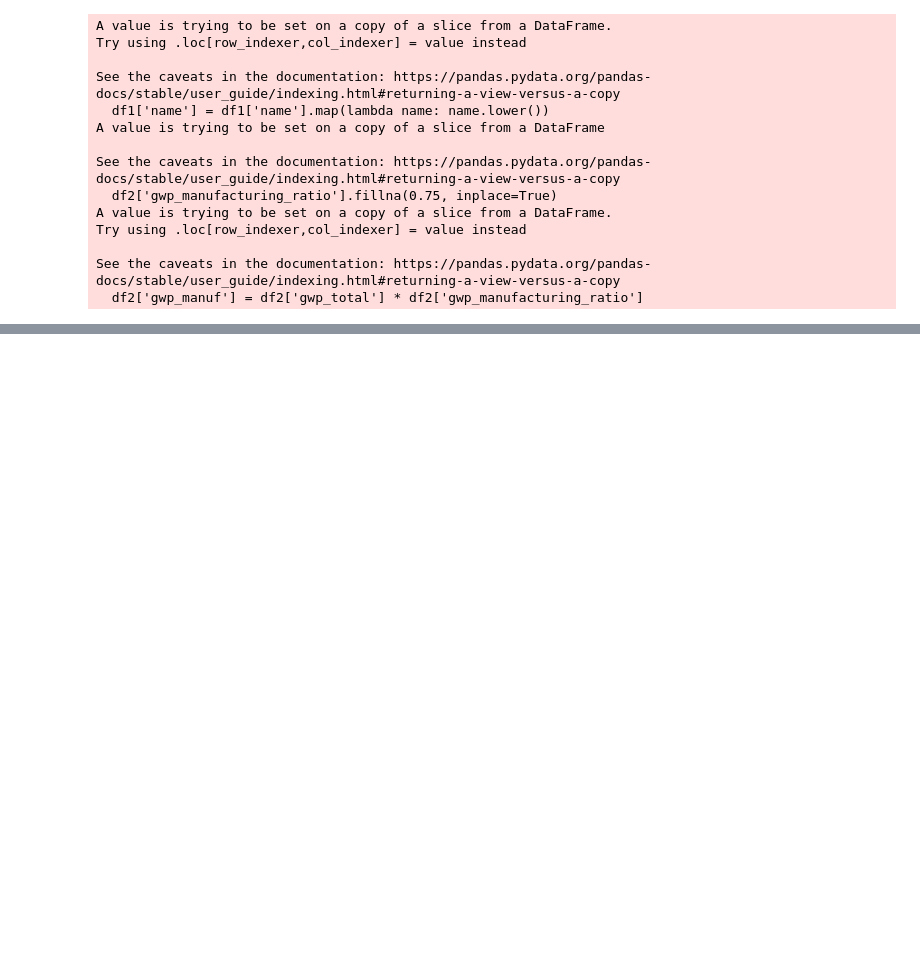
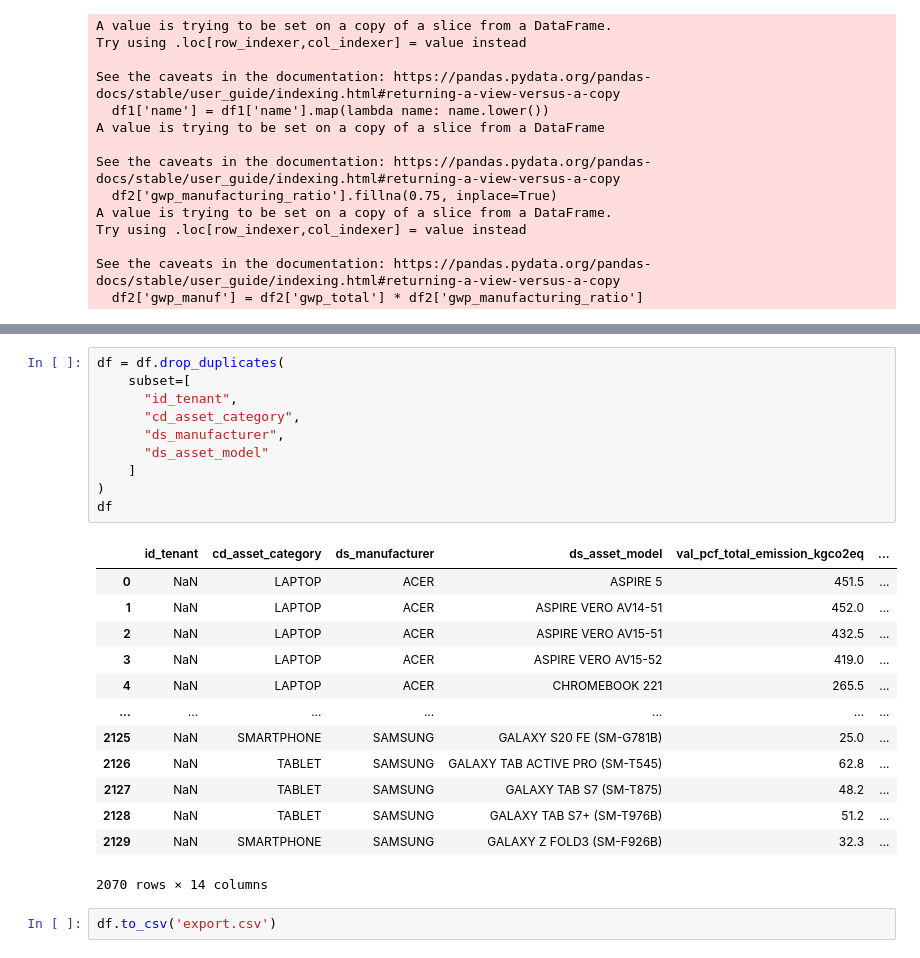
Before and after one commit to RedaPengam/Boavizta-Fast-Search, a Jupyter notebook: Boavizta data repository toolkit.ipynb, the cells around one changed output, grey strips where cells are left out. Drawn from its saved outputs; the diff is of its cells as text; blank space fills up the shorter version.

```diff
--- a/Boavizta data repository toolkit.ipynb
+++ b/Boavizta data repository toolkit.ipynb
@@ -105,0 +134,26 @@ See the caveats in the documentation: https://pandas.pydata.org/pandas-docs/stab
+# %%
+df = df.drop_duplicates(
+    subset=[
+      "id_tenant",
+      "cd_asset_category",
+      "ds_manufacturer",
+      "ds_asset_model"
+    ]
+)
+df
+# %% [output]
+|  | id_tenant | cd_asset_category | ds_manufacturer | ds_asset_model | val_pcf_total_emission_kgco2eq | ... |
+| 0 | NaN | LAPTOP | ACER | ASPIRE 5 | 451.5 | ... |
+| 1 | NaN | LAPTOP | ACER | ASPIRE VERO AV14-51 | 452.0 | ... |
+| 2 | NaN | LAPTOP | ACER | ASPIRE VERO AV15-51 | 432.5 | ... |
+| 3 | NaN | LAPTOP | ACER | ASPIRE VERO AV15-52 | 419.0 | ... |
+| 4 | NaN | LAPTOP | ACER | CHROMEBOOK 221 | 265.5 | ... |
+| ... | ... | ... | ... | ... | ... | ... |
+| 2125 | NaN | SMARTPHONE | SAMSUNG | GALAXY S20 FE (SM-G781B) | 25.0 | ... |
+| 2126 | NaN | TABLET | SAMSUNG | GALAXY TAB ACTIVE PRO (SM-T545) | 62.8 | ... |
+| 2127 | NaN | TABLET | SAMSUNG | GALAXY TAB S7 (SM-T875) | 48.2 | ... |
+| 2128 | NaN | TABLET | SAMSUNG | GALAXY TAB S7+ (SM-T976B) | 51.2 | ... |
+| 2129 | NaN | SMARTPHONE | SAMSUNG | GALAXY Z FOLD3 (SM-F926B) | 32.3 | ... |
+2070 rows × 14 columns
+# %%
+df.to_csv('export.csv')
```
Also changed, not shown: parts of 2 cells of this notebook.
